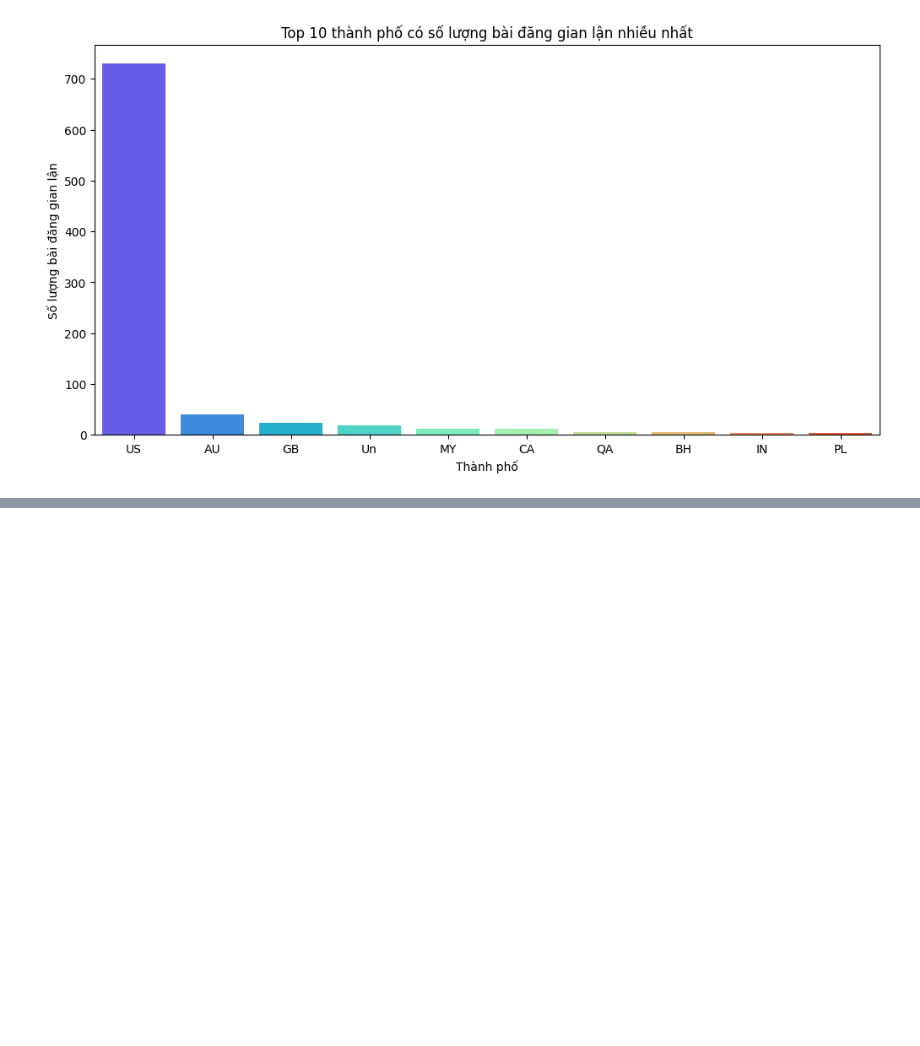
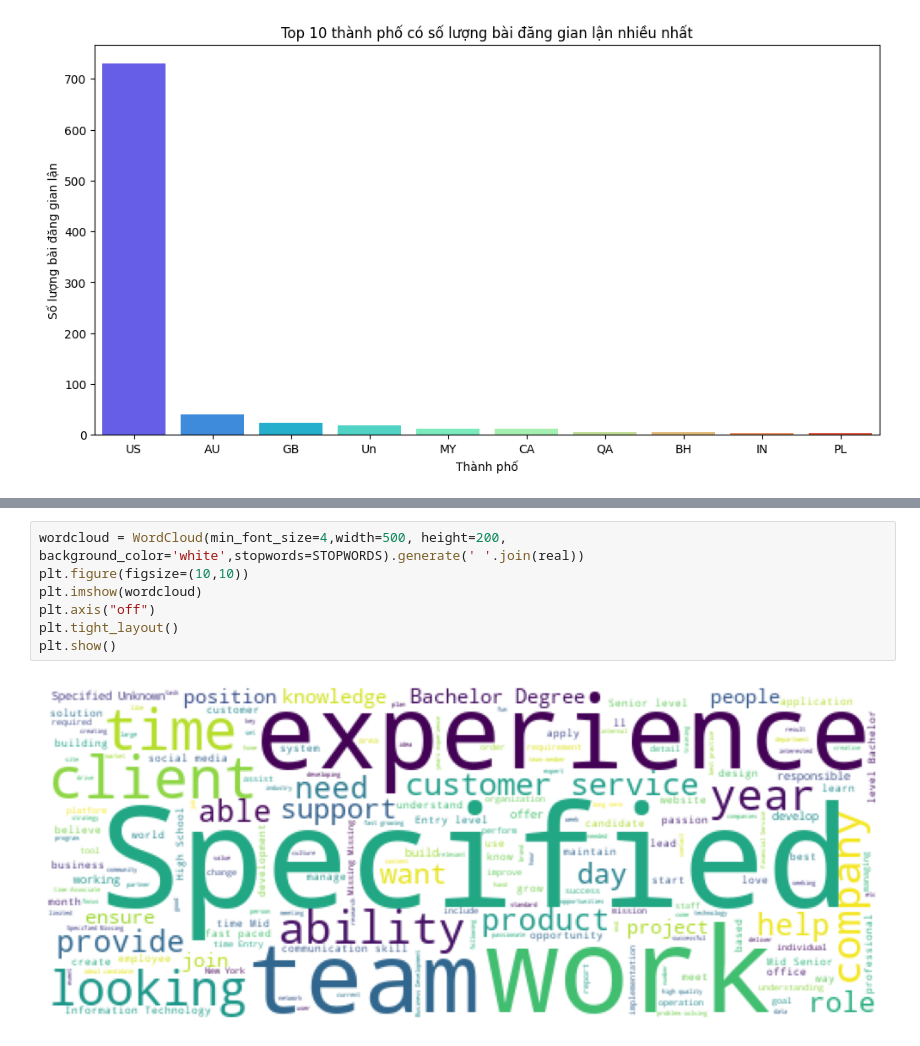
Before and after one commit to thanhlek5/Du-doan-tin-tuyen-dung, a Jupyter notebook: notebooks/Data_Exploration.ipynb, the cells around one changed output, grey strips where cells are left out. Cells and saved outputs as stored; diff of their text form; blank space fills up the shorter version.

```diff
--- a/notebooks/Data_Exploration.ipynb
+++ b/notebooks/Data_Exploration.ipynb
@@ -319,0 +346,9 @@ plt.show()
+# %%
+wordcloud = WordCloud(min_font_size=4,width=500, height=200, background_color='white',stopwords=STOPWORDS).generate(' '.join(real))
+plt.figure(figsize=(10,10))
+plt.imshow(wordcloud)
+plt.axis("off")
+plt.tight_layout()
+plt.show()
+# %% [output]
+[figure, added]
```
Also changed, not shown: parts of 15 cells of this notebook.
